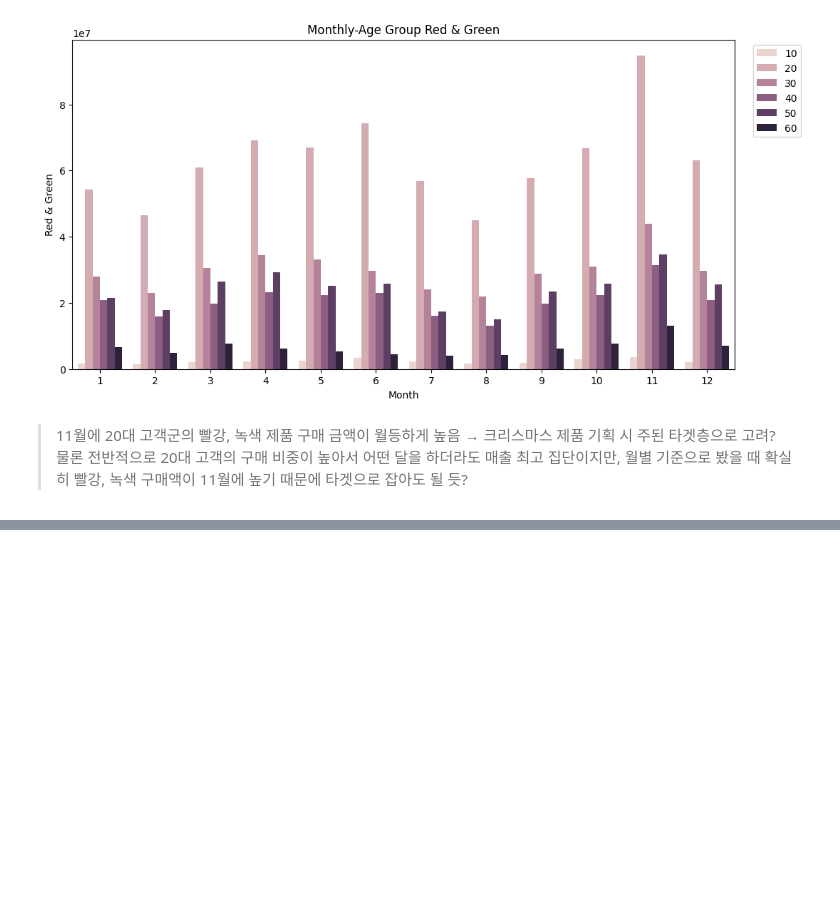
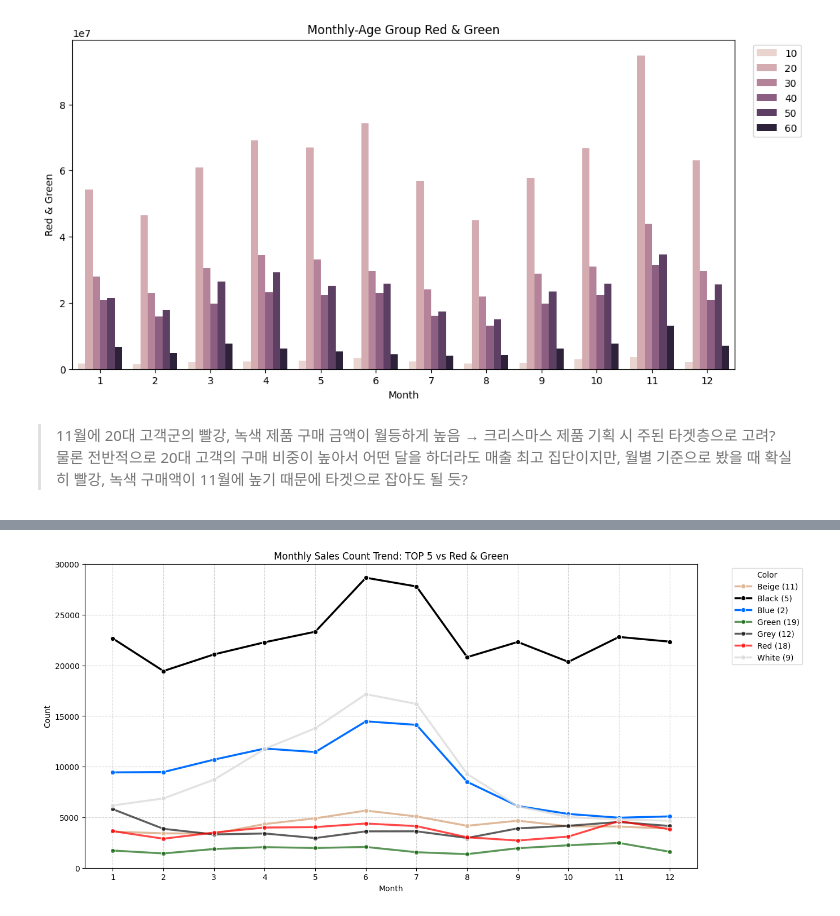
Before and after one commit to leegolem/data-commando-project, a Jupyter notebook: notebooks/member3/260126_table_join(3).ipynb, the cells around one changed output, grey strips where cells are left out. Cells and saved outputs as stored; diff of their text form; code cells hidden in the pictures; blank space fills up the shorter version.

```diff
--- a/notebooks/member3/260126_table_join(3).ipynb
+++ b/notebooks/member3/260126_table_join(3).ipynb
@@ -583,0 +577,4 @@ plt.show()
+# %%
+color_counts = color_df['Perceived_Colour_Master_Info'].value_counts().reset_index()
+color_counts.columns = ['Color', 'Count']
+color_counts.head()
@@ -583,0 +588,18 @@ plt.show()
+# %%
+top5_colors = color_counts['Color'].head(5).tolist()
+target_colors = list(set(top5_colors + ['Red (18)', 'Green (19)']))
+# %%
+monthly_color_cnt = color_df[color_df['Perceived_Colour_Master_Info'].isin(target_colors)]
+monthly_color_cnt = monthly_color_cnt.groupby(['Month', 'Perceived_Colour_Master_Info']).size().reset_index(name= 'Count')
+# %%
+color_map2 = {'Red (18)': "#FF0000B7", 'Green (19)': "#065E00A7", 'White (9)': "#DADADAC5", 'Beige (11)': "#DFB99A", 'Black (5)': "#000000", 'Blue (2)': "#006EFF", 'Grey (12)': "#010000A2"}
+# %%
+plt.figure(figsize=(14,7))
+sns.lineplot(data=monthly_color_cnt, x='Month', y='Count', hue='Perceived_Colour_Master_Info', marker='o', linewidth=2.5, palette=color_map2)
+plt.title('Monthly Sales Count Trend: TOP 5 vs Red & Green')
+plt.xticks(range(1, 13))
+plt.grid(True, linestyle='--', alpha=0.6)
+plt.legend(title='Color', bbox_to_anchor=(1.05, 1), loc='upper left')
+plt.show()
+# %% [output]
+[figure, added]
```
Also changed, not shown: parts of 5 cells of this notebook, 12 other files.
